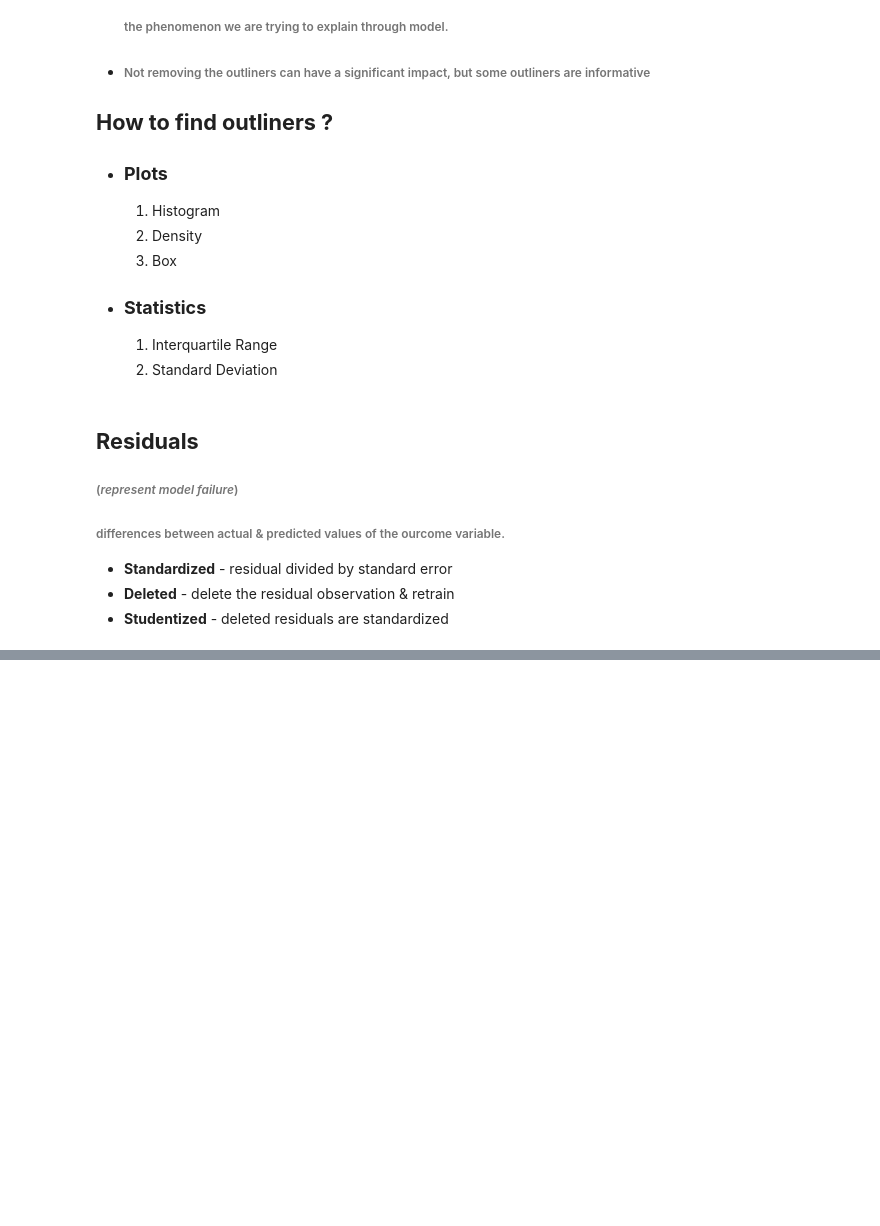
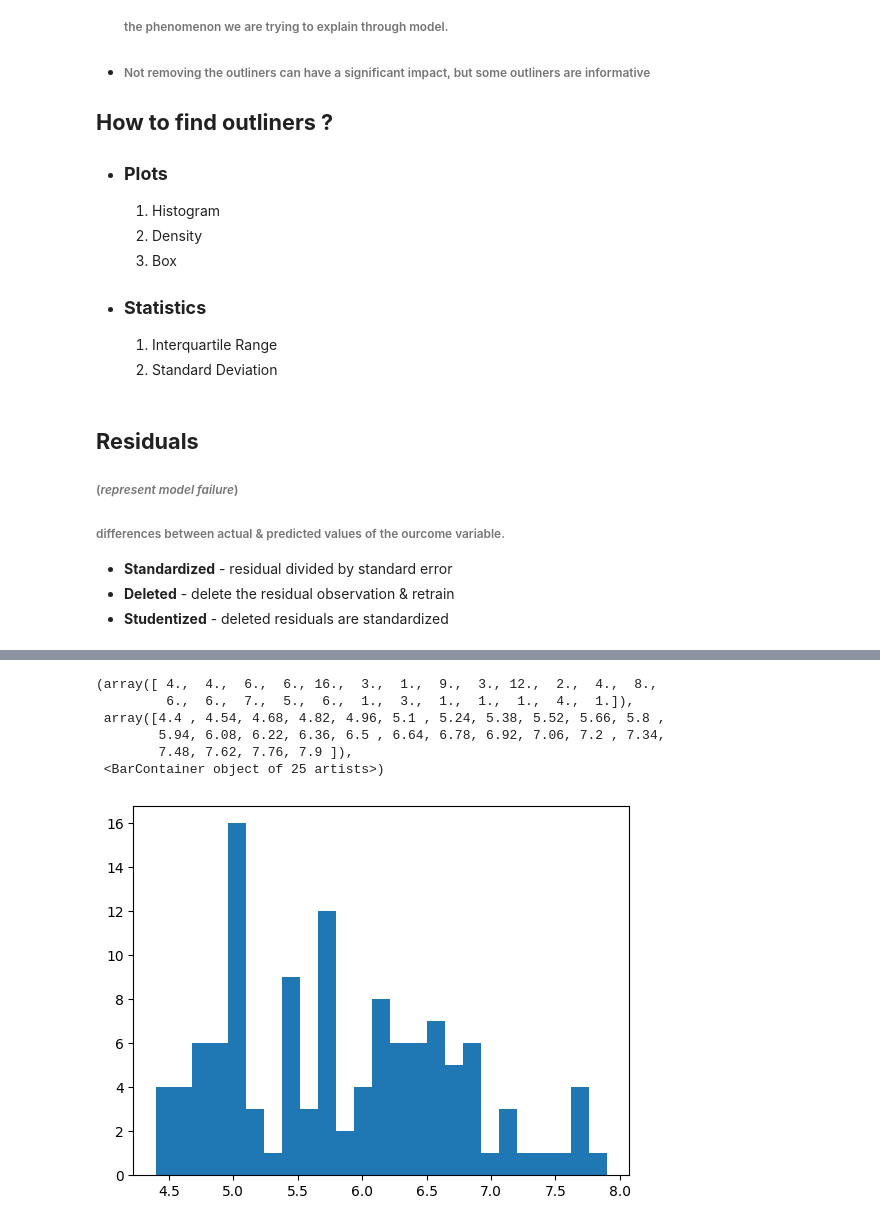
Before and after one commit to sukhmani1303/MachineLearning, a Jupyter notebook: EDA-for-ML/eda4ml.ipynb, the cells around one changed output, grey strips where cells are left out. Cells and saved outputs as stored; diff of their text form; code cells hidden in the pictures; blank space fills up the shorter version.

```diff
--- a/EDA-for-ML/eda4ml.ipynb
+++ b/EDA-for-ML/eda4ml.ipynb
@@ -146,0 +170,12 @@ outliners = [x for x in data['columns'] if x>max]
+# %%
+# histogram :
+
+plt.hist(data.SepalLength, bins = 25)
+# %% [output]
+(array([ 4.,  4.,  6.,  6., 16.,  3.,  1.,  9.,  3., 12.,  2.,  4.,  8.,
+         6.,  6.,  7.,  5.,  6.,  1.,  3.,  1.,  1.,  1.,  4.,  1.]),
+ array([4.4 , 4.54, 4.68, 4.82, 4.96, 5.1 , 5.24, 5.38, 5.52, 5.66, 5.8 ,
+        5.94, 6.08, 6.22, 6.36, 6.5 , 6.64, 6.78, 6.92, 7.06, 7.2 , 7.34,
+        7.48, 7.62, 7.76, 7.9 ]),
+ <BarContainer object of 25 artists>)
+[figure, added]
```
Also changed, not shown: parts of 9 cells of this notebook.
